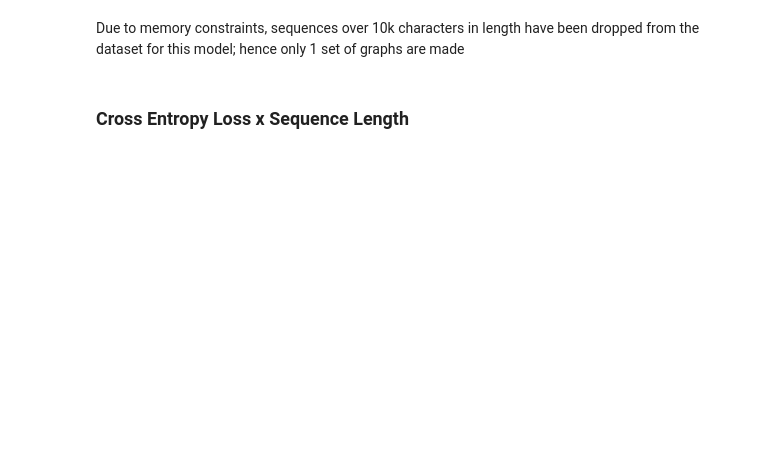
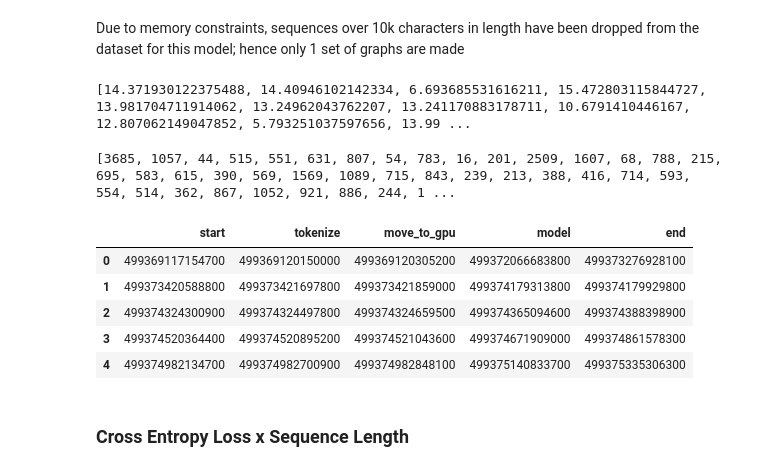
Before and after one commit to lgltan/ESM_Benchmark, a Jupyter notebook: protein_folding_3B.ipynb, the cells around one changed output. Cells and saved outputs as stored; diff of their text form; code cells hidden in the pictures; blank space fills up the shorter version.

```diff
--- a/protein_folding_3B.ipynb
+++ b/protein_folding_3B.ipynb
@@ -184,5 +242,22 @@ gpu_util_df = pandas_handler.get_dataframe()
 # %% [markdown]
 Due to memory constraints, sequences over 10k characters in length have been dropped from the dataset for this model; hence only 1 set of graphs are made
+# %%
+print(accuracy)
+# %% [output]
+[14.371930122375488, 14.40946102142334, 6.693685531616211, 15.472803115844727, 13.981704711914062, 13.24962043762207, 13.241170883178711, 10.6791410446167, 12.807062149047852, 5.793251037597656, 13.99 ...
+# %%
+print(sequence_length)
+# %% [output]
+[3685, 1057, 44, 515, 551, 631, 807, 54, 783, 16, 201, 2509, 1607, 68, 788, 215, 695, 583, 615, 390, 569, 1569, 1089, 715, 843, 239, 213, 388, 416, 714, 593, 554, 514, 362, 867, 1052, 921, 886, 244, 1 ...
+# %%
+latency.head()
+# %% [output]
+|  | start | tokenize | move_to_gpu | model | end |
+| 0 | 499369117154700 | 499369120150000 | 499369120305200 | 499372066683800 | 499373276928100 |
+| 1 | 499373420588800 | 499373421697800 | 499373421859000 | 499374179313800 | 499374179929800 |
+| 2 | 499374324300900 | 499374324497800 | 499374324659500 | 499374365094600 | 499374388398900 |
+| 3 | 499374520364400 | 499374520895200 | 499374521043600 | 499374671909000 | 499374861578300 |
+| 4 | 499374982134700 | 499374982700900 | 499374982848100 | 499375140833700 | 499375335306300 |
 # %% [markdown]
 ### Cross Entropy Loss x Sequence Length
 # %%
```
Also changed, not shown: parts of 12 cells of this notebook.
